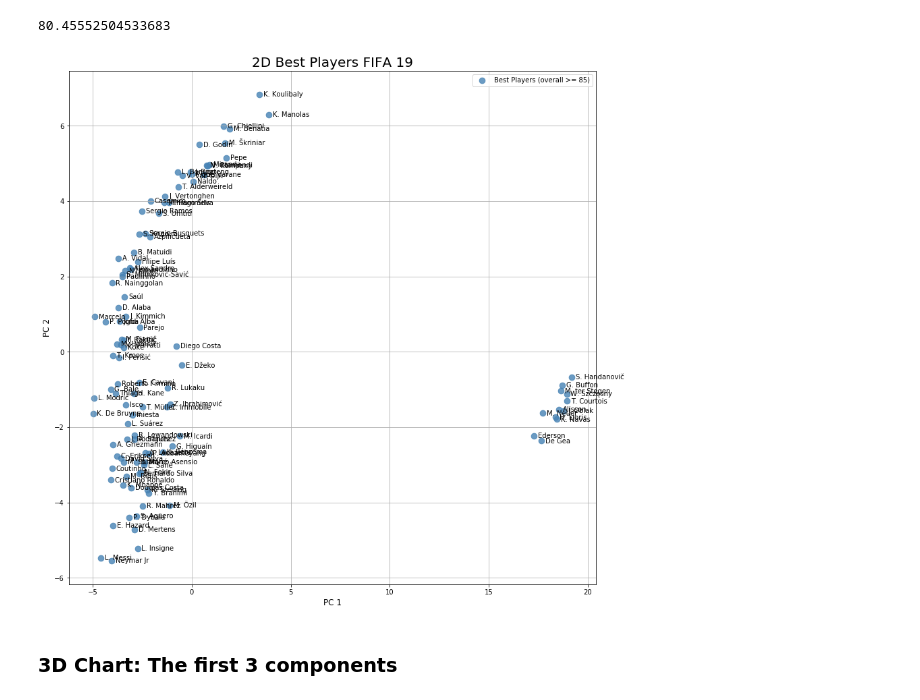
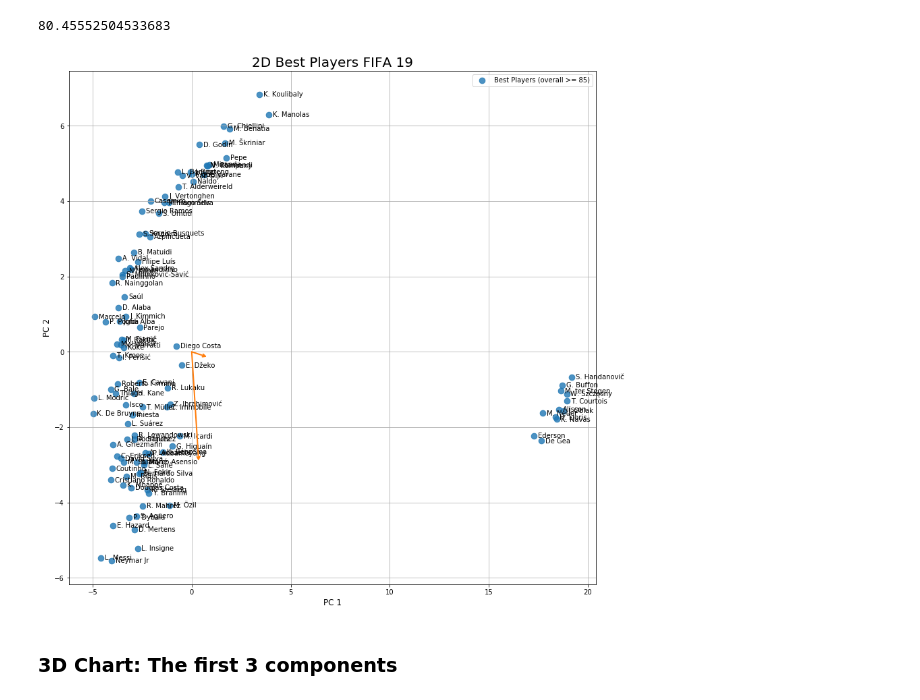
Before and after one commit to ansegura7/DataScience_FIFA19Data, a Jupyter notebook: code/PrincipalComponentAnalysis.ipynb, the cells around one changed output. Saved outputs shown, nothing was run; the diff lists cells and outputs as text; code cells hidden in the pictures.

Commit message:
Principal Component analysis
Drawing the eigen-vectors

```diff
--- a/code/PrincipalComponentAnalysis.ipynb
+++ b/code/PrincipalComponentAnalysis.ipynb
@@ -251,30 +251,47 @@ plt.show()
 ### 2D Chart: The first 2 components
 # %%
 # Show the total explained variance ratio of model: Only 2 components
-sum(pca.explained_variance_ratio_[0:2]) * 100
+n_components = 2
+sum(pca.explained_variance_ratio_[0:n_components]) * 100
 # %% [output]
 80.45552504533683
+# %%
+# Eigen-vectors data
+lengths = pca.explained_variance_[0:n_components]
+vectors = pca.components_[0:n_components, 0:n_components]
+means = pca.mean_[0:n_components]
+# %%
+# Function to draw vectors on plane
+def draw_vector(v0, v1, ax = None):
+    ax = ax or plt.gca()
+    arrowprops = dict(arrowstyle = "->", linewidth = 2, shrinkA = 0, shrinkB = 0, color = "#ff7f0e")
+    ax.annotate("", v1, v0, arrowprops = arrowprops)
 # %%
 # Create scatter plot with players label
 fig, ax3 = plt.subplots(figsize = (14, 14))
 
 # Create 2D scatter plot
 plot = sns.regplot(ax = ax3, data = pcaDF, x = "PC1", y = "PC2", fit_reg = False
-                   , marker = "o", color = "#4682B4", scatter_kws = {"s": 75})
+                   , marker = "o", color = "#1f77b4", scatter_kws = {"s": 75})
 
 # Add annotations one by one with a loop
 for ix in range(0, pcaDF.shape[0]):
     plot.text(pcaDF.PC1[ix] + 0.2, pcaDF.PC2[ix] - 0.05, pcaDF.Name[ix]
               , horizontalalignment = "left", size = "medium", color = "black", weight = "normal")
+
+# Drawing the eigen-vectors
+for length, vector in zip(lengths, vectors):
+    v = vector * 3 * np.sqrt(length)
+    draw_vector(means, means + v)
 
 # Plot setup
 ax3.set_xlabel("PC 1", fontsize = 12)
 ax3.set_ylabel("PC 2", fontsize = 12)
 ax3.set_title("2D Best Players FIFA 19", fontsize = 20)
 ax3.legend(["Best Players (overall >= 85)"])
 ax3.grid()
 # %% [output]
-[figure, old version]
+[figure, new version]
 # %% [markdown]
 ### 3D Chart: The first 3 components
 # %%
```
Also changed, not shown: parts of 1 cell of this notebook, 1 other file.
